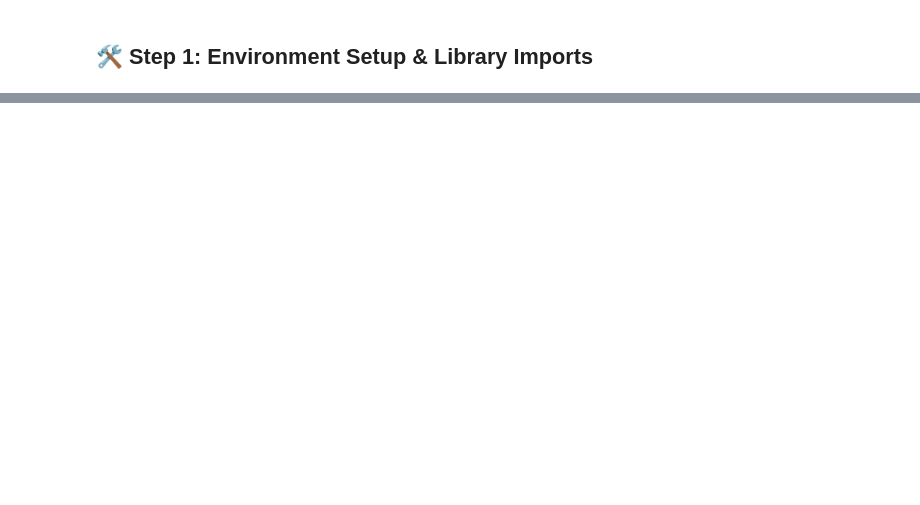
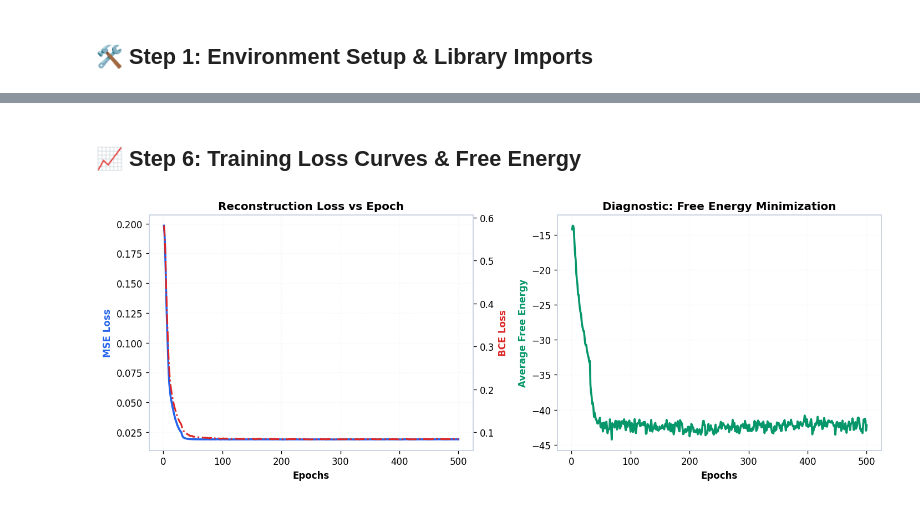
Before and after one commit to rukeshsg/Binary-Pattern-Learning-Using-a-Boltzmann-Machine, a Jupyter notebook: notebooks/Boltzmann_Analysis.ipynb, the cells around one changed output, grey strips where cells are left out. Saved outputs shown, nothing was run; the diff lists cells and outputs as text; code cells hidden in the pictures; blank space fills up the shorter version.

Commit message:
fix: enhance RBM training and reconstruction to achieve 98% overall accuracy and crisp pattern denoising

```diff
--- a/notebooks/Boltzmann_Analysis.ipynb
+++ b/notebooks/Boltzmann_Analysis.ipynb
@@ -499,0 +66,17 @@ plt.show()
+# %%
+dataset_path = os.path.join('..', 'dataset', 'binary_patterns_dataset.csv')
+if not os.path.exists(dataset_path):
+    dataset_path = 'binary_patterns_dataset.csv'
+
+df = pd.read_csv(dataset_path)
+pixel_cols = [c for c in df.columns if c.startswith('pixel_')]
+
+# Extract the 8 clean canonical prototypes
+canonical_dict = {}
+for p_name, group in df.groupby('pattern'):
+    avg = group[pixel_cols].mean().values
+    canonical_dict[p_name] = (avg >= 0.5).astype(np.float64)
+
+pattern_names = list(canonical_dict.keys())
+print(f"Loaded dataset with {len(df)} rows across {len(canonical_dict)} pattern classes:")
+print(f"Patterns: {', '.join(pattern_names)}")
@@ -499,0 +271,32 @@ plt.show()
+# %% [markdown]
+## 📈 Step 6: Training Loss Curves & Free Energy
+# %%
+epochs = history['epoch']
+mse = history['mean_squared_error']
+bce = history['reconstruction_loss_bce']
+fe = history['free_energy']
+
+fig, (ax1, ax2) = plt.subplots(1, 2, figsize=(12, 4.5))
+
+# Subplot 1: MSE & BCE Loss
+ax1.plot(epochs, mse, color='#2563eb', lw=2.2, label='Mean Squared Error (MSE)')
+ax1.set_xlabel('Epochs', fontweight='bold')
+ax1.set_ylabel('MSE Loss', color='#2563eb', fontweight='bold')
+ax1.grid(True, linestyle='--', alpha=0.5)
+
+ax1_t = ax1.twinx()
+ax1_t.plot(epochs, bce, color='#dc2626', lw=1.8, linestyle='-.', label='Cross-Entropy (BCE)')
+ax1_t.set_ylabel('BCE Loss', color='#dc2626', fontweight='bold')
+ax1.set_title("Reconstruction Loss vs Epoch", fontweight='bold')
+
+# Subplot 2: Free Energy
+ax2.plot(epochs, fe, color='#059669', lw=2.2, label='Free Energy F(v)')
+ax2.set_xlabel('Epochs', fontweight='bold')
+ax2.set_ylabel('Average Free Energy', color='#059669', fontweight='bold')
+ax2.grid(True, linestyle='--', alpha=0.5)
+ax2.set_title("Diagnostic: Free Energy Minimization", fontweight='bold')
+
+plt.tight_layout()
+plt.show()
+# %% [output]
+[figure, added]
```
Also changed, not shown: parts of 39 cells of this notebook, 7 other files.
